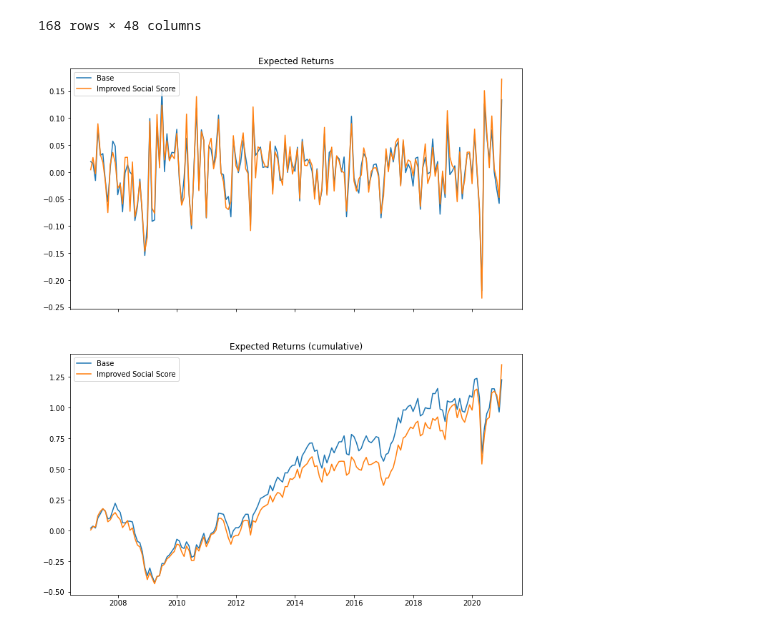
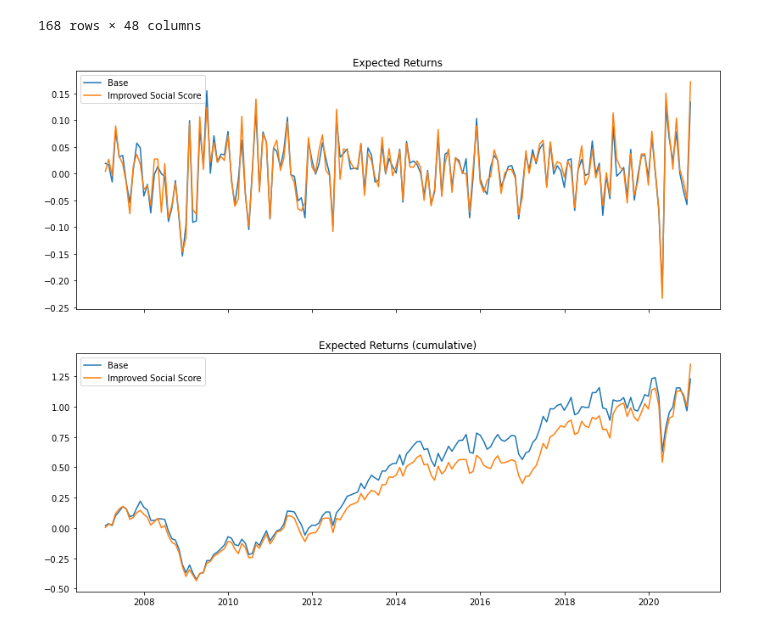
Before and after one commit to 0xMarmelade/FIN-429-Sustainable-finance, a Jupyter notebook: Homework 2/questions_4_5.ipynb, the cells around one changed output. Cells and saved outputs as stored; diff of their text form; code cells hidden in the pictures.

Commit message:
More readable graph in question 5

```diff
--- a/Homework 2/questions_4_5.ipynb
+++ b/Homework 2/questions_4_5.ipynb
@@ -352,32 +352,32 @@ portfolio_stats(social_min_var_portfolio_returns, "Minimum variance portfolio (I
 fig, axs = plt.subplots(2, 1, sharex=True)
 # Remove horizontal space between axes
 fig.subplots_adjust(hspace=0)
 fig.tight_layout()
-fig.set_size_inches(10, 12)
+fig.set_size_inches(12, 10)
 
 axs[0].plot(min_var_portfolio_performance, label='Base')
 axs[0].plot(social_min_var_portfolio_performance, label='Improved Social Score')
 axs[0].legend(loc='upper left')
 axs[0].set_title('Expected Returns')
 
 # Plot each graph, and manually set the y tick values
 axs[1].plot((min_var_portfolio_performance + 1).cumprod() - 1, label='Base')
 axs[1].plot((social_min_var_portfolio_performance + 1).cumprod() - 1, label='Improved Social Score')
 axs[1].legend(loc='upper left')
 axs[1].set_title('Expected Returns (cumulative)')
 '''
 axs[2].plot(portfolio_stats(min_var_portfolio_returns)['Annualizedvolatility'],label='Base')
 axs[2].plot(portfolio_stats(social_min_var_portfolio_returns)['Annualizedvolatility'],label='Improved Social Score')
 axs[2].legend(loc='upper left')
 axs[2].set_title('Volatility')
 
 axs[3].plot(portfolio_stats(min_var_portfolio_returns)['Sharpe ratio'],label='Base')
 axs[3].plot(portfolio_stats(social_min_var_portfolio_returns)['Sharpe ratio'],label='Improved Social Score')
 axs[3].legend(loc='upper left')
 axs[3].set_title('Sharpe Ratio')
 '''
 
 plt.savefig('monthly-performance-V.png')
 plt.show()
 # %% [output]
-[figure, old version]
+[figure, new version]
```
